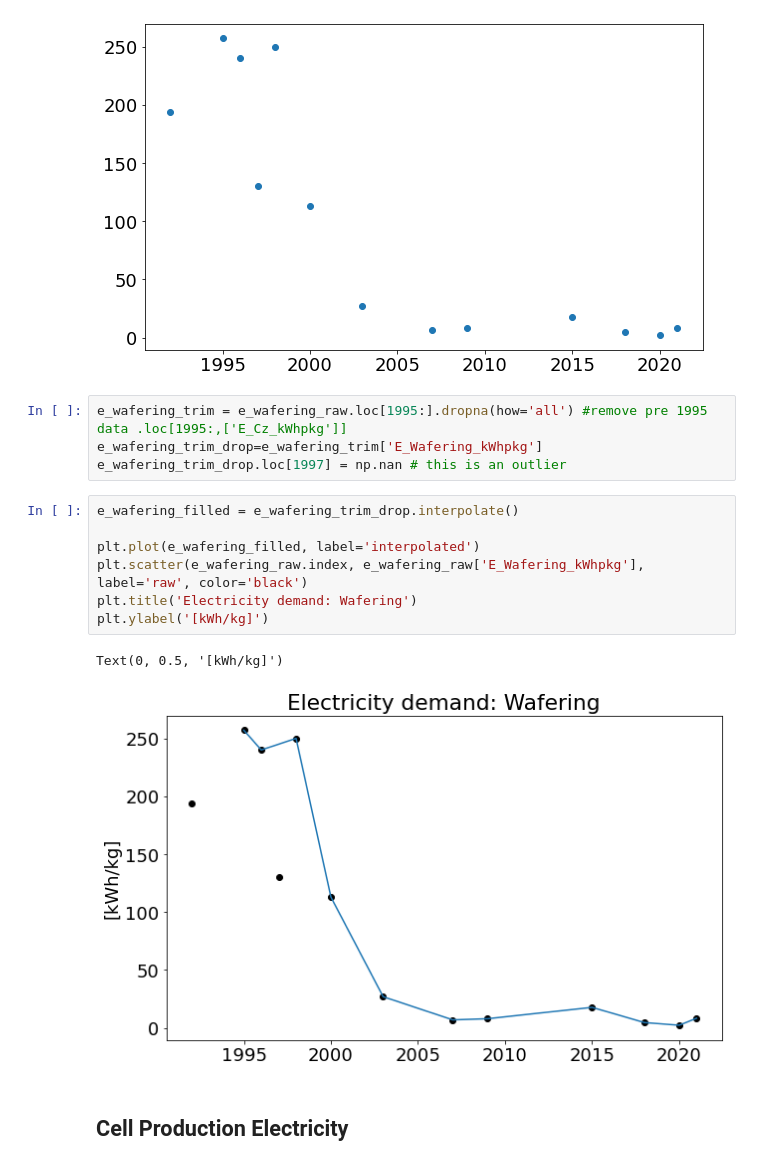
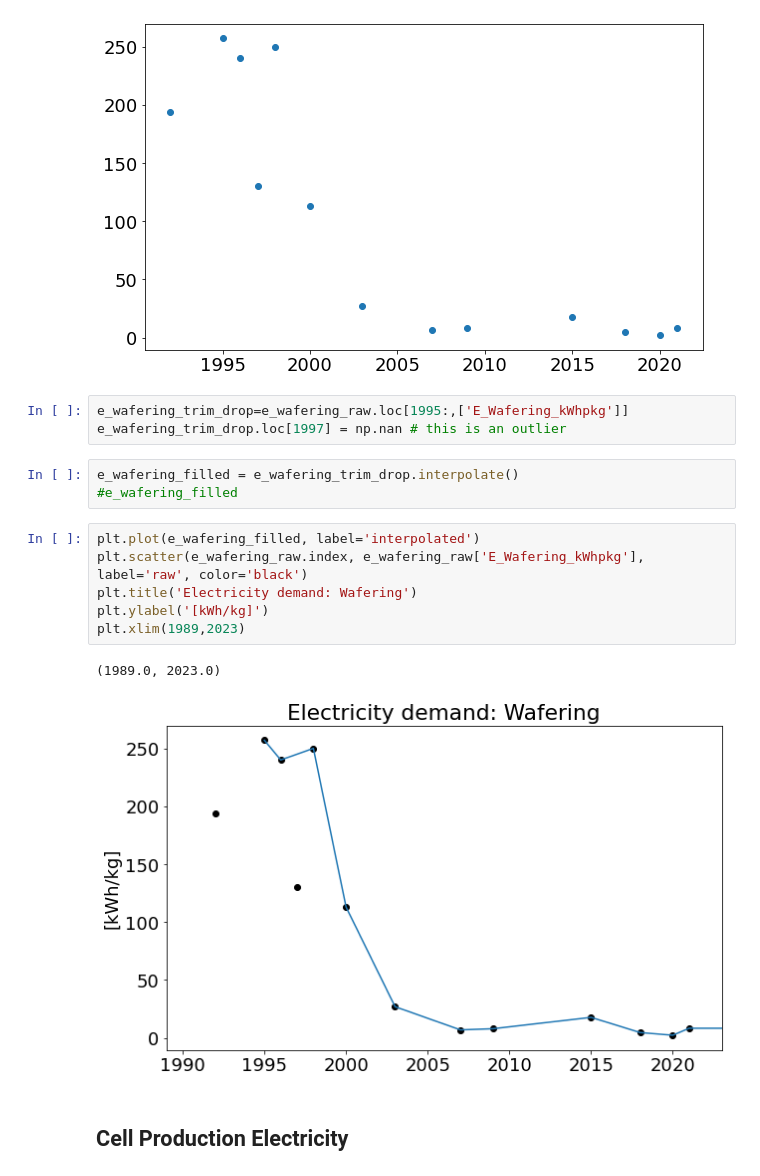
Before and after one commit to NREL/PV_ICE, a Jupyter notebook: docs/tutorials/baseline development documentation/(baseline development) Energy Silicon Manufacturing.ipynb, the cells around one changed output. Saved outputs shown, nothing was run; the diff lists cells and outputs as text.

```diff
--- a/docs/tutorials/baseline development documentation/(baseline development) Energy Silicon Manufacturing.ipynb
+++ b/docs/tutorials/baseline development documentation/(baseline development) Energy Silicon Manufacturing.ipynb
@@ -374,19 +379,20 @@ plt.scatter(e_wafering_raw.index, e_wafering_raw['E_Wafering_kWhpkg'])
 # %% [output]
 <matplotlib.collections.PathCollection at 0x...>
 [figure]
-# %%
-e_wafering_trim = e_wafering_raw.loc[1995:].dropna(how='all') #remove pre 1995 data .loc[1995:,['E_Cz_kWhpkg']]
-e_wafering_trim_drop=e_wafering_trim['E_Wafering_kWhpkg']
-e_wafering_trim_drop.loc[1997] = np.nan # this is an outlier
+# %%
+e_wafering_trim_drop=e_wafering_raw.loc[1995:,['E_Wafering_kWhpkg']]
+e_wafering_trim_drop.loc[1997] = np.nan # this is an outlier
+# %%
+e_wafering_filled = e_wafering_trim_drop.interpolate()
+#e_wafering_filled
 # %%
-e_wafering_filled = e_wafering_trim_drop.interpolate()
-
 plt.plot(e_wafering_filled, label='interpolated')
 plt.scatter(e_wafering_raw.index, e_wafering_raw['E_Wafering_kWhpkg'], label='raw', color='black')
 plt.title('Electricity demand: Wafering')
 plt.ylabel('[kWh/kg]')
+plt.xlim(1989,2023)
 # %% [output]
-Text(0, 0.5, '[kWh/kg]')
+(1989.0, 2023.0)
-[figure, old version]
+[figure, new version]
 # %% [markdown]
 ## Cell Production Electricity
```
Also changed, not shown: parts of 21 cells of this notebook, 3 other files.
